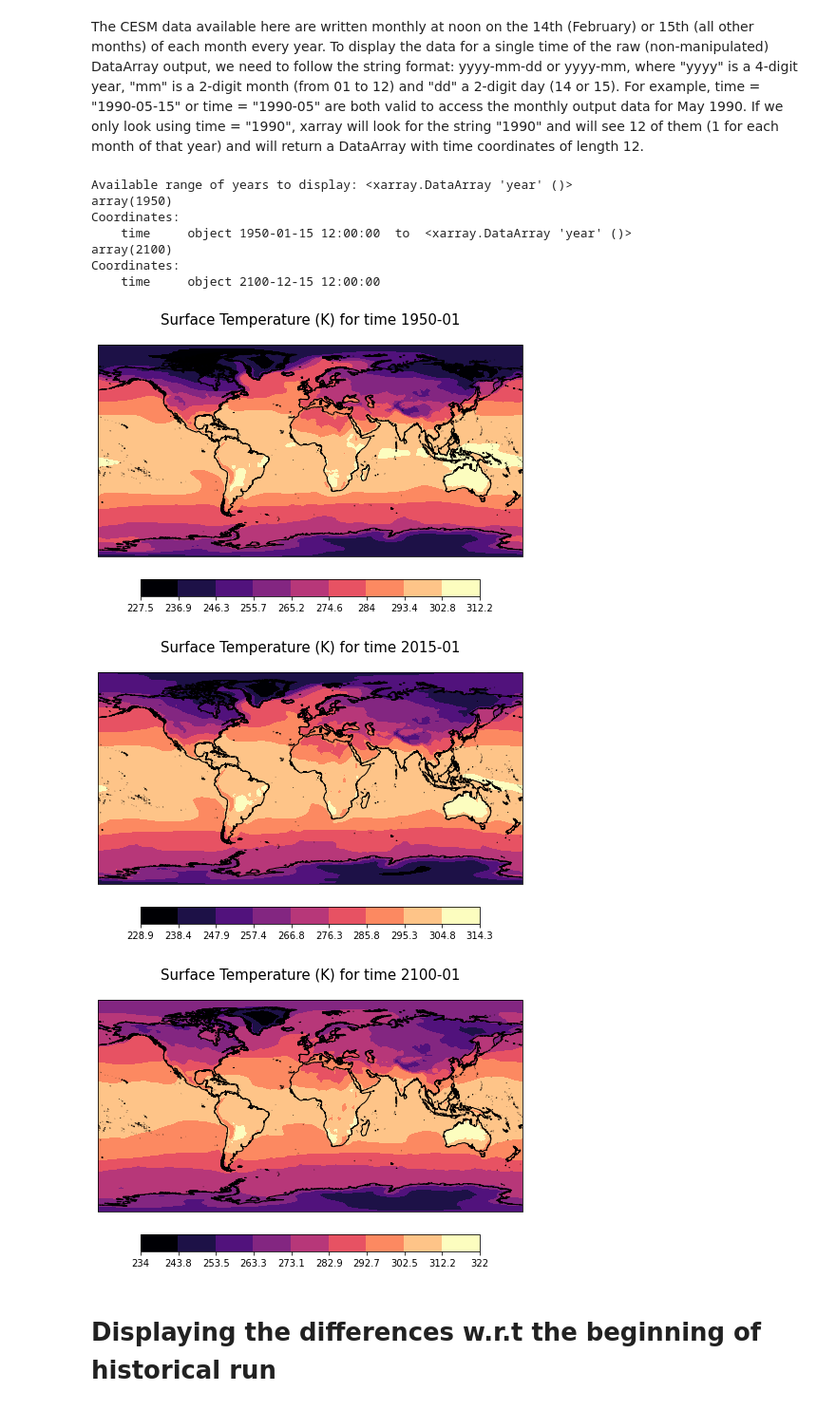
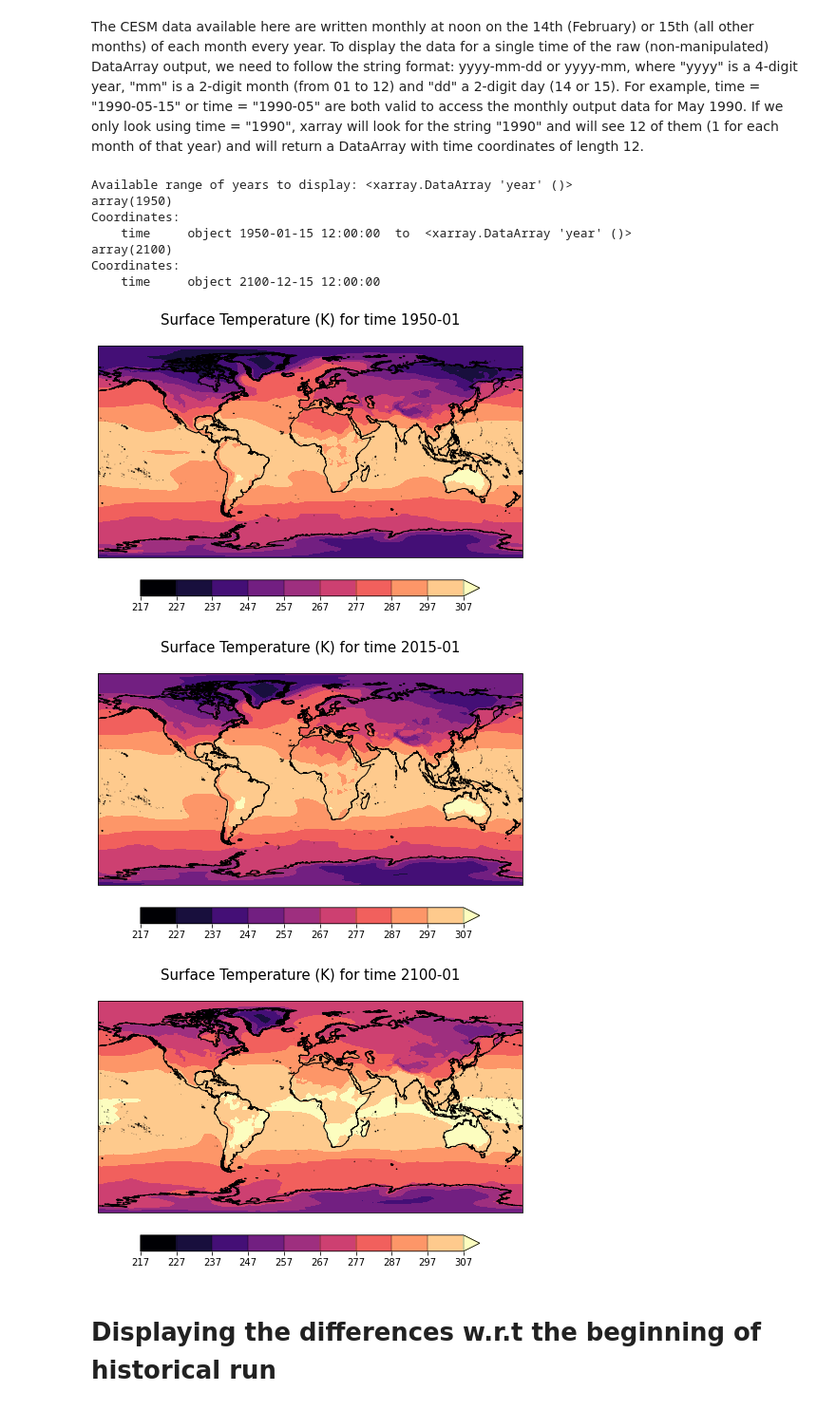
Before and after one commit to NCAR/ncarismipplots, a Jupyter notebook: notebooks/CESM_display_final.ipynb, the cells around one changed output. Shown at 95% size. Saved outputs shown, nothing was run; the diff lists cells and outputs as text; code cells hidden in the pictures.

```diff
--- a/notebooks/CESM_display_final.ipynb
+++ b/notebooks/CESM_display_final.ipynb
@@ -589,55 +660,43 @@ The CESM data available here are written monthly at noon on the 14th (February)
 # %%
 # Extracting the lat-lon coordinates for plotting (they are common to all files)
 lat = get_data_from_file(file_var_1950_1999,'lat')[0]
 lon = get_data_from_file(file_var_1950_1999,'lon')[0]
 
 # Extracting the variable from the different files
 var_1950_1999, time_1950_1999 = get_data_from_file(file_var_1950_1999, variable)
 var_2000_2014, time_2000_2014 = get_data_from_file(file_var_2000_2014, variable)
 var_2015_2064, time_2015_2064 = get_data_from_file(file_var_2015_2064, variable)
 var_2065_2100, time_2065_2100 = get_data_from_file(file_var_2065_2100, variable)
 
 # Concatenating variable and time DataArrays into one DataArray
 var_1950_2100 = xr.concat([var_1950_1999,var_2000_2014,var_2015_2064,var_2065_2100], dim="time")
 time_1950_2100 = xr.concat([time_1950_1999,time_2000_2014,time_2015_2064,time_2065_2100], dim="time")
 
 # Displaying available start and end dates
 print('Available range of years to display:', time_1950_1999.time[0].dt.year, ' to ', time_2065_2100.time[-1].dt.year)
 
 # Defining beginning and end of historical and ssp runs
-time_hist_init = '1950-01'
-time_ssp_init  = '2015-01'
-time_ssp_end   = '2100-01'
+time_hist_init = '1950-01'   # January of the beginning of the historical run
+time_ssp_init  = '2015-01'   # January of the beginning of the ssp run
+time_ssp_end   = '2100-01'   # January of the last year of the ssp run
 
-# Displaying some data
-plot_timeslice(var_1950_2100,time_hist_init)   # Start of historical run
-plot_timeslice(var_1950_2100,time_ssp_init)    # Start of ssp run
-plot_timeslice(var_1950_2100,time_ssp_end)     # End of ssp run
 
-# Example for plotting with common colorbar range.
-# vmin = 227
-# vmax = 328
-# plot_timeslice(var_1950_2100,time_hist_init, vmin=vmin, vmax=vmax)   # Start of historical run
-# plot_timeslice(var_1950_2100,time_ssp_init, vmin=vmin, vmax=vmax)    # End of historical run
-# plot_timeslice(var_1950_2100,time_ssp_end, vmin=vmin, vmax=vmax)     # End of ssp run
-
-# # Example for plotting with fewer colorbar tick labels (handy when looking at precipitation).
-# cbar_tick=5
-# vmin = 0
-# vmax = 1e-4
-# plot_timeslice(var_1950_2100,time_hist_init,vmin=vmin, vmax=vmax, cbar_tick=cbar_tick)   # Start of historical run
-# plot_timeslice(var_1950_2100,time_hist_end,vmin=vmin, vmax=vmax, cbar_tick=cbar_tick)    # End of historical run
-# plot_timeslice(var_1950_2100,time_ssp_end,vmin=vmin, vmax=vmax, cbar_tick=cbar_tick)     # End of ssp run
+# Plotting time slices with common colorbar range.
+vmin = 217   # The minimum value to display
+vmax = 307   # The maximum value to display
+plot_timeslice(var_1950_2100,time_hist_init, vmin=vmin, vmax=vmax)   # Start of historical run
+plot_timeslice(var_1950_2100,time_ssp_init, vmin=vmin, vmax=vmax)    # Start of ssp run
+plot_timeslice(var_1950_2100,time_ssp_end, vmin=vmin, vmax=vmax)     # End of ssp run
 # %% [output]
 Available range of years to display: <xarray.DataArray 'year' ()>
 array(1950)
 Coordinates:
     time     object 1950-01-15 12:00:00  to  <xarray.DataArray 'year' ()>
 array(2100)
 Coordinates:
     time     object 2100-12-15 12:00:00
-[figure, old version]
+[figure, new version]
-[figure, old version]
+[figure, new version]
-[figure, old version]
+[figure, new version]
 # %% [markdown]
 # Displaying the differences w.r.t the beginning of historical run
```
Also changed, not shown: parts of 8 cells of this notebook.
